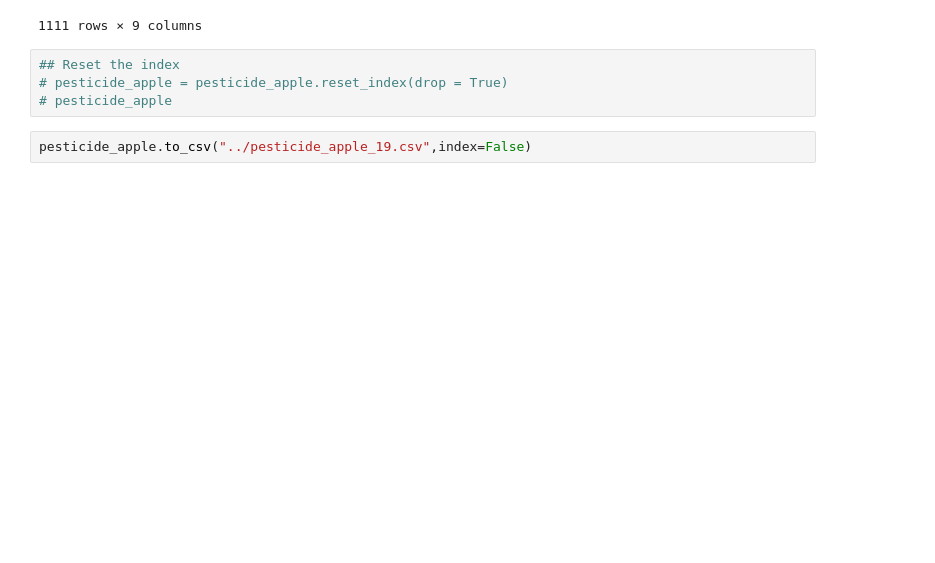
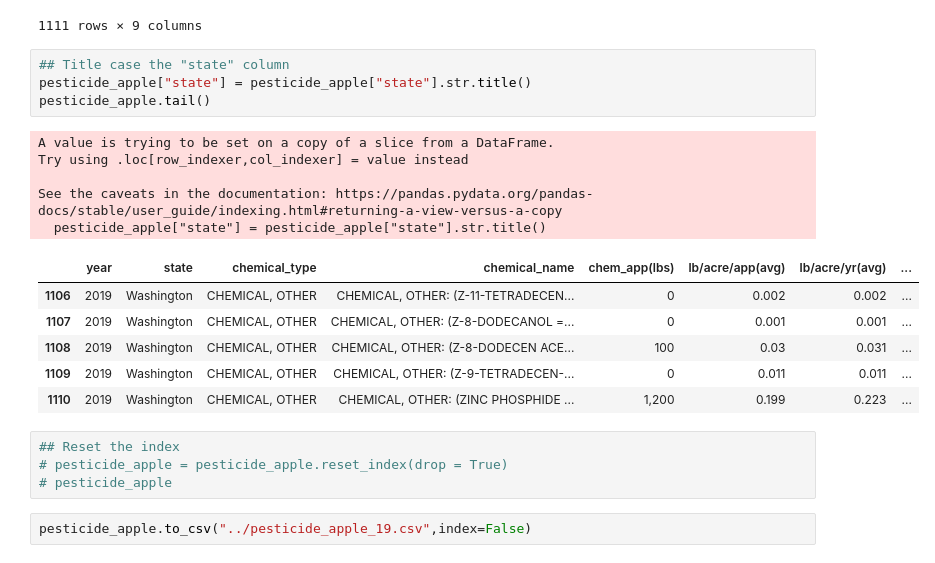
Before and after one commit to RuthlessNative/6aces_pollination, a Jupyter notebook: 2_Transform/USDA-Pesticide_Use_2019/pesticide_apple.ipynb, the cells around one changed output. Saved outputs shown, nothing was run; the diff lists cells and outputs as text; blank space fills up the shorter version.

Commit message:
Changed "state" to title case for pesticide_apples

```diff
--- a/2_Transform/USDA-Pesticide_Use_2019/pesticide_apple.ipynb
+++ b/2_Transform/USDA-Pesticide_Use_2019/pesticide_apple.ipynb
@@ -124,6 +124,22 @@ pesticide_apple
 | 1109 | 2019 | WASHINGTON | CHEMICAL, OTHER | CHEMICAL, OTHER: (Z-9-TETRADECEN-... | 0 | 0.011 | 0.011 | ... |
 | 1110 | 2019 | WASHINGTON | CHEMICAL, OTHER | CHEMICAL, OTHER: (ZINC PHOSPHIDE ... | 1,200 | 0.199 | 0.223 | ... |
 1111 rows × 9 columns
+# %%
+## Title case the "state" column
+pesticide_apple["state"] = pesticide_apple["state"].str.title()
+pesticide_apple.tail()
+# %% [output]
+A value is trying to be set on a copy of a slice from a DataFrame.
+Try using .loc[row_indexer,col_indexer] = value instead
+
+See the caveats in the documentation: https://pandas.pydata.org/pandas-docs/stable/user_guide/indexing.html#returning-a-view-versus-a-copy
+  pesticide_apple["state"] = pesticide_apple["state"].str.title()
+|  | year | state | chemical_type | chemical_name | chem_app(lbs) | lb/acre/app(avg) | lb/acre/yr(avg) | ... |
+| 1106 | 2019 | Washington | CHEMICAL, OTHER | CHEMICAL, OTHER: (Z-11-TETRADECEN... | 0 | 0.002 | 0.002 | ... |
+| 1107 | 2019 | Washington | CHEMICAL, OTHER | CHEMICAL, OTHER: (Z-8-DODECANOL =... | 0 | 0.001 | 0.001 | ... |
+| 1108 | 2019 | Washington | CHEMICAL, OTHER | CHEMICAL, OTHER: (Z-8-DODECEN ACE... | 100 | 0.03 | 0.031 | ... |
+| 1109 | 2019 | Washington | CHEMICAL, OTHER | CHEMICAL, OTHER: (Z-9-TETRADECEN-... | 0 | 0.011 | 0.011 | ... |
+| 1110 | 2019 | Washington | CHEMICAL, OTHER | CHEMICAL, OTHER: (ZINC PHOSPHIDE ... | 1,200 | 0.199 | 0.223 | ... |
 # %%
 ## Reset the index
 # pesticide_apple = pesticide_apple.reset_index(drop = True)
```
Also changed, not shown: 1 other file.
